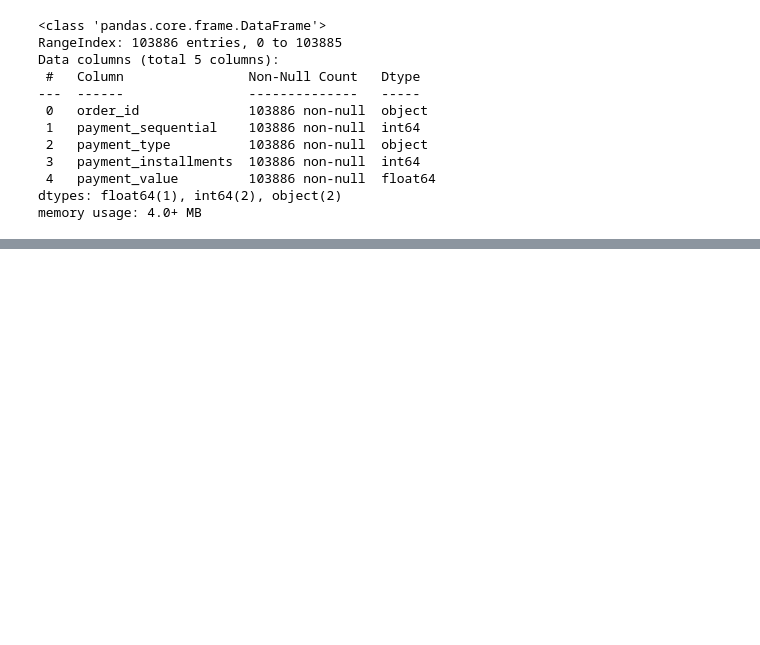
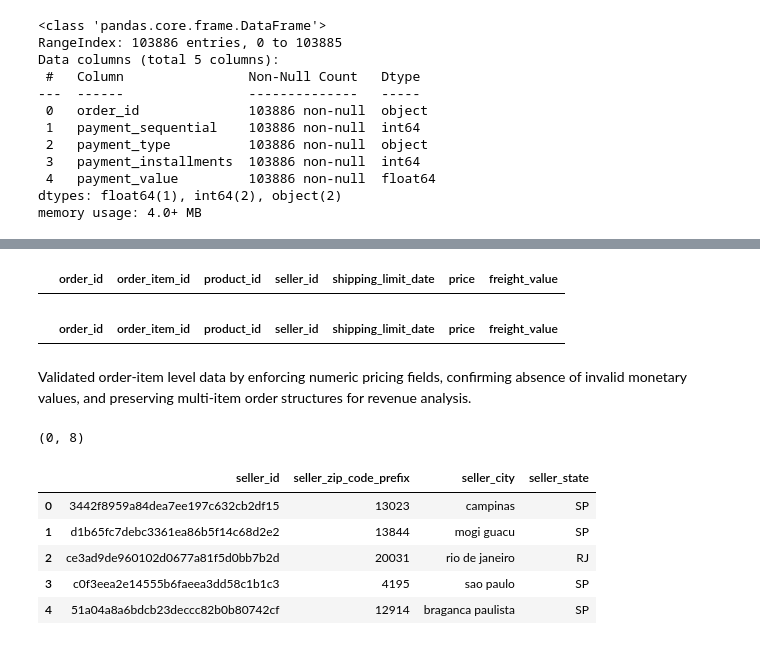
Before and after one commit to khareparth12-sketch/ecommerce-customer-and-sales-analysis, a Jupyter notebook: notebooks/02_data_cleaning.ipynb, the cells around one changed output, grey strips where cells are left out. Cells and saved outputs as stored; diff of their text form; code cells hidden in the pictures; blank space fills up the shorter version.

```diff
--- a/notebooks/02_data_cleaning.ipynb
+++ b/notebooks/02_data_cleaning.ipynb
@@ -413,0 +623,8 @@ memory usage: 4.0+ MB
+# %%
+order_items[order_items["price"] <= 0]
+# %% [output]
+|  | order_id | order_item_id | product_id | seller_id | shipping_limit_date | price | freight_value |
+# %%
+order_items[order_items["freight_value"] < 0]
+# %% [output]
+|  | order_id | order_item_id | product_id | seller_id | shipping_limit_date | price | freight_value |
@@ -413,0 +633,10 @@ memory usage: 4.0+ MB
+# %% [markdown]
+Validated order-item level data by enforcing numeric pricing fields, confirming absence of invalid monetary values, and preserving multi-item order structures for revenue analysis.
+# %%
+invalid_ship_dates = order_items[
+    order_items["shipping_limit_date"].isna()
+]
+
+invalid_ship_dates.shape
+# %% [output]
+(0, 8)
@@ -413,0 +648,11 @@ memory usage: 4.0+ MB
+# %%
+sellers = pd.read_csv(f"{RAW_PATH}/olist_sellers_dataset.csv")
+# %%
+sellers.head()
+# %% [output]
+|  | seller_id | seller_zip_code_prefix | seller_city | seller_state |
+| 0 | 3442f8959a84dea7ee197c632cb2df15 | 13023 | campinas | SP |
+| 1 | d1b65fc7debc3361ea86b5f14c68d2e2 | 13844 | mogi guacu | SP |
+| 2 | ce3ad9de960102d0677a81f5d0bb7b2d | 20031 | rio de janeiro | RJ |
+| 3 | c0f3eea2e14555b6faeea3dd58c1b1c3 | 4195 | sao paulo | SP |
+| 4 | 51a04a8a6bdcb23deccc82b0b80742cf | 12914 | braganca paulista | SP |
```
Also changed, not shown: parts of 51 cells of this notebook, 3 other files.
